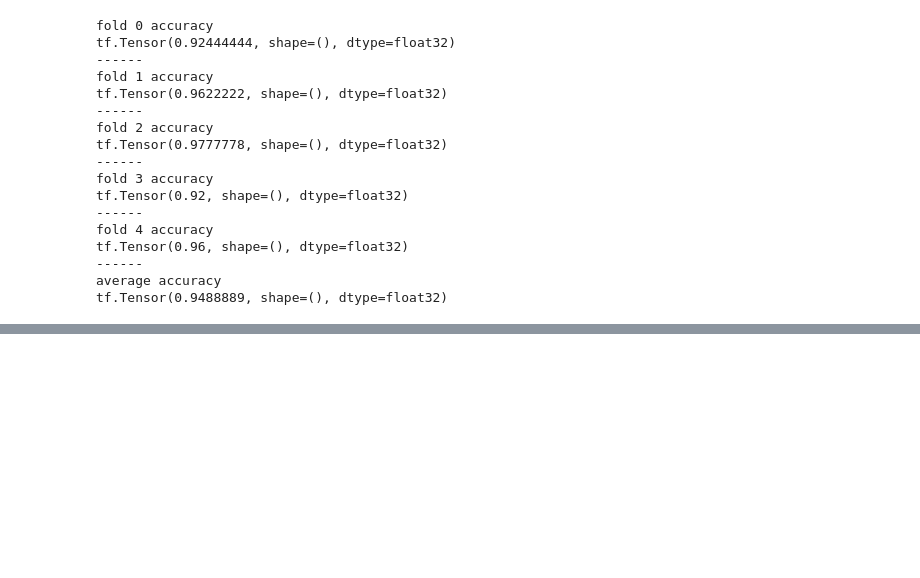
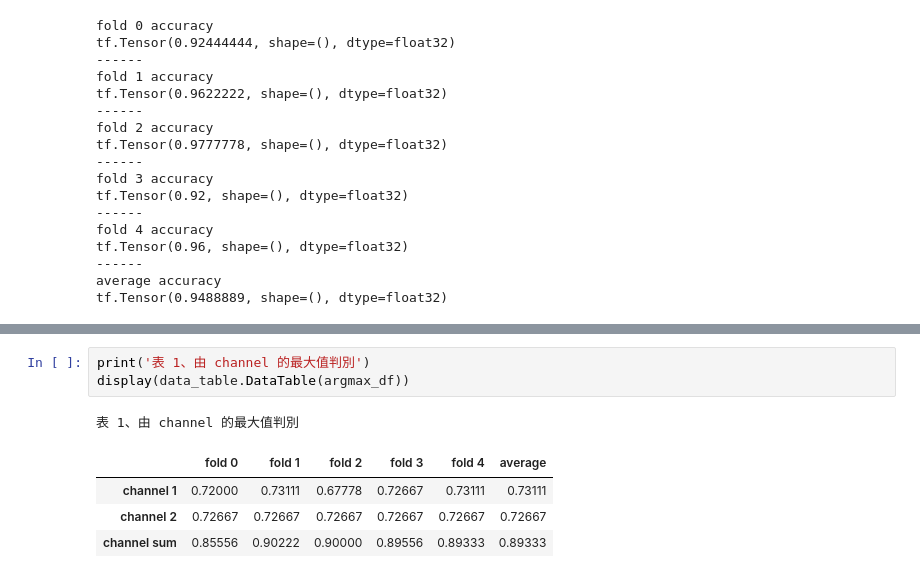
Before and after one commit to toonnyy8/mhmc, a Jupyter notebook: MultimediaProcessing/MultimediaProcessing.ipynb, the cells around one changed output, grey strips where cells are left out. Cells and saved outputs as stored; diff of their text form; blank space fills up the shorter version.

```diff
--- a/MultimediaProcessing/MultimediaProcessing.ipynb
+++ b/MultimediaProcessing/MultimediaProcessing.ipynb
@@ -312,0 +469,9 @@ tf.reduce_sum(
+# %%
+print('表 1、由 channel 的最大值判別')
+display(data_table.DataTable(argmax_df))
+# %% [output]
+表 1、由 channel 的最大值判別
+|  | fold 0 | fold 1 | fold 2 | fold 3 | fold 4 | average |
+| channel 1 | 0.72000 | 0.73111 | 0.67778 | 0.72667 | 0.73111 | 0.73111 |
+| channel 2 | 0.72667 | 0.72667 | 0.72667 | 0.72667 | 0.72667 | 0.72667 |
+| channel sum | 0.85556 | 0.90222 | 0.90000 | 0.89556 | 0.89333 | 0.89333 |
```
Also changed, not shown: parts of 21 cells of this notebook.
